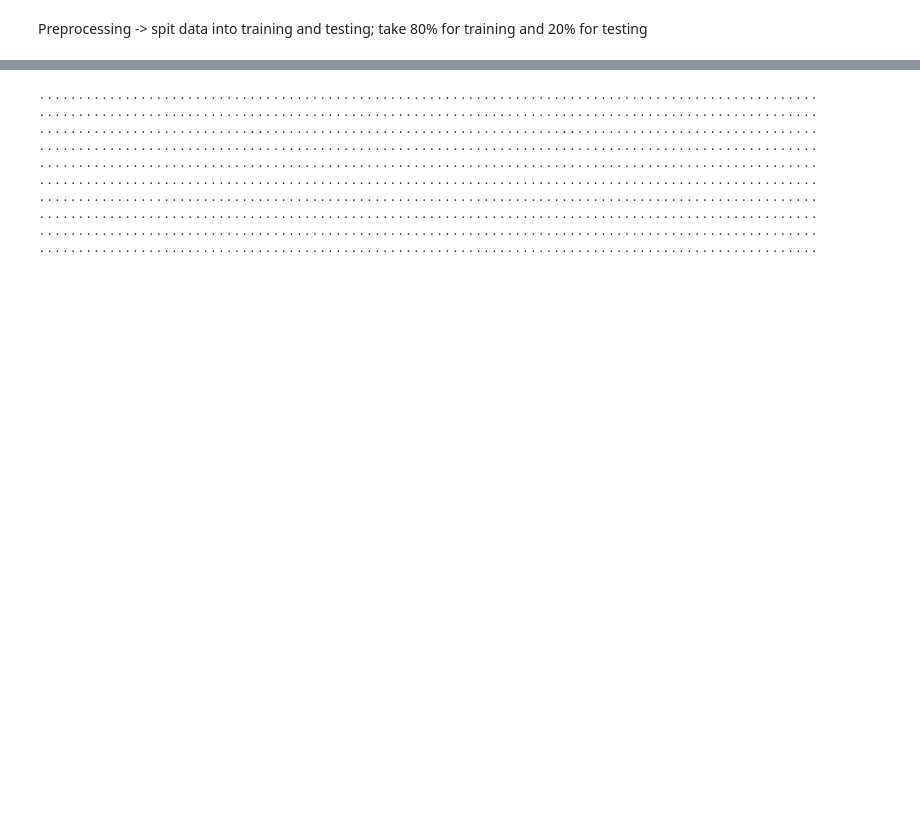
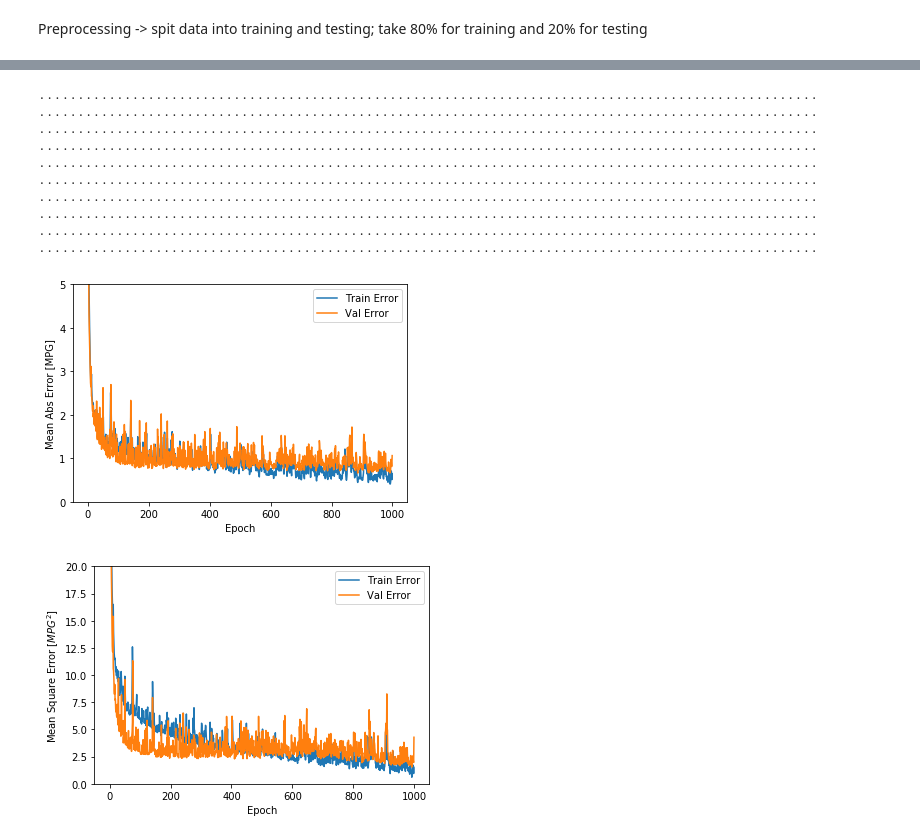
Before and after one commit to mdmorris/CNNsimple, a Jupyter notebook: CNN.ipynb, the cells around one changed output, grey strips where cells are left out. Cells and saved outputs as stored; diff of their text form; code cells hidden in the pictures; blank space fills up the shorter version.

```diff
--- a/CNN.ipynb
+++ b/CNN.ipynb
@@ -82,0 +121,2 @@ Preprocessing -> spit data into training and testing; take 80% for training and
+# %%
+model_circ = build_model()
@@ -122,25 +271,29 @@ array([[0.5543829],
 # %%
-# Display training progress by printing a single dot for each completed epoch
 class PrintDot(keras.callbacks.Callback):
   def on_epoch_end(self, epoch, logs):
-    if epoch % 100 == 0: print('')
+    if epoch % 100 == 0:
+        print('')
     print('.', end='')
 
 EPOCHS = 1000
 
-history = model.fit(
-  train_data, train_labels,
-  epochs=EPOCHS, validation_split = 0.2, verbose=0,
+history = model_rad.fit(
+  train_data_rad, train_labels_rad,
+  epochs=EPOCHS, validation_split = 0.2, verbose = 0,
   callbacks=[PrintDot()])
+
+plot_history(history)
 # %% [output]
 ....................................................................................................
 ....................................................................................................
 ....................................................................................................
 ....................................................................................................
 ....................................................................................................
 ....................................................................................................
 ....................................................................................................
 ....................................................................................................
 ....................................................................................................
 ....................................................................................................
+[figure, added]
+[figure, added]
 # %%
```
Also changed, not shown: parts of 26 cells of this notebook.
